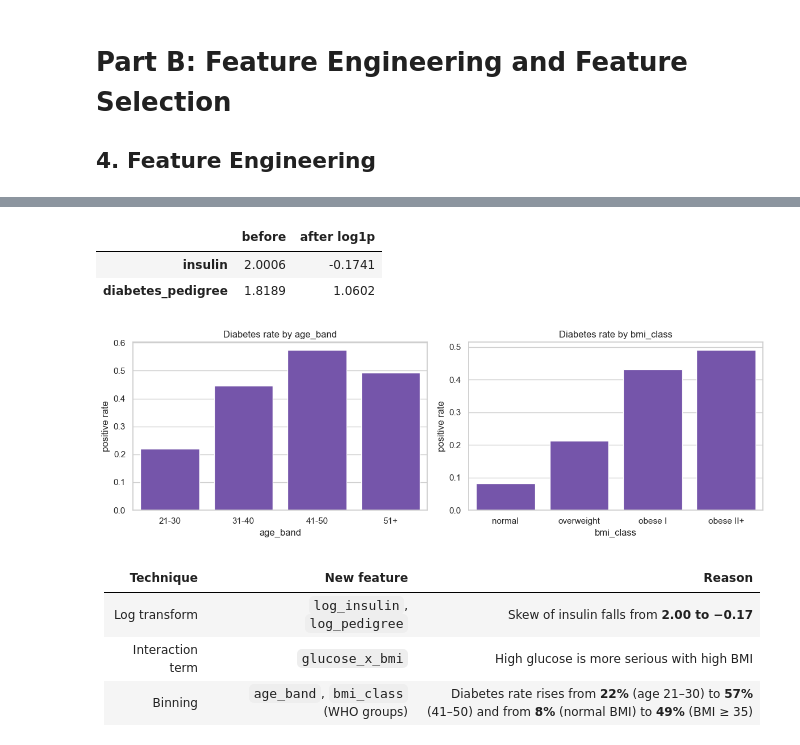
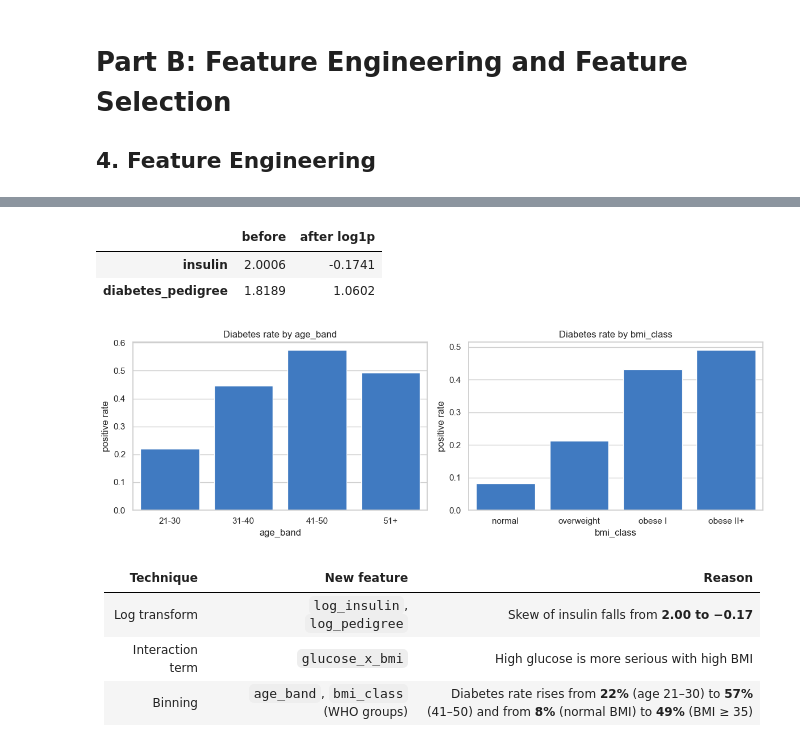
Before and after one commit to KAI-UTP/ML-Porject_PIMA-Diabetes, a Jupyter notebook: notebooks/PIMA_Diabetes_Project.ipynb, the cells around one changed output, grey strips where cells are left out. Drawn from its saved outputs; the diff is of its cells as text; code cells hidden in the pictures.

```diff
--- a/notebooks/PIMA_Diabetes_Project.ipynb
+++ b/notebooks/PIMA_Diabetes_Project.ipynb
@@ -27,9 +27,10 @@ sys.path.insert(0, str(ROOT))
 import data_pipeline as dp
 import train as exp
 from data_pipeline import FEATURES, TARGET, ZERO_AS_MISSING, REG_FEATURES, REG_TARGET
+from chart_style import MODEL_COLORS, SERIES
 
 pd.set_option('display.precision', 4)
-sns.set_theme(style='whitegrid')
+sns.set_theme(style='whitegrid', palette=SERIES)
 # %% [markdown]
 # Part A: CRISP-DM
 
@@ -162,7 +163,7 @@ display(outliers[outliers.split == 'train'].set_index('feature').drop(columns='s
 
 fig, axes = plt.subplots(1, 8, figsize=(18, 4))
 for ax, col in zip(axes, FEATURES):
-    sns.boxplot(y=train[col], ax=ax, color='#B9A5DE')
+    sns.boxplot(y=train[col], ax=ax, color=SERIES[0], boxprops={'alpha': 0.5})
     ax.set_title(col)
     ax.set_ylabel('')
 plt.tight_layout()
@@ -222,29 +223,29 @@ Pipeline(steps=[('engineer', FeatureEngineer()),
 # %%
 engineered = dp.FeatureEngineer().transform(train[FEATURES])
 display(engineered.head())
 
 skew = pd.DataFrame({'before': train[['insulin', 'diabetes_pedigree']].skew(),
                      'after log1p': np.log1p(train[['insulin', 'diabetes_pedigree']]).skew()})
 display(skew)
 
 fig, axes = plt.subplots(1, 2, figsize=(12, 4))
 for ax, col, order in [(axes[0], 'age_band', ['21-30', '31-40', '41-50', '51+']),
                        (axes[1], 'bmi_class', ['normal', 'overweight', 'obese I', 'obese II+'])]:
-    sns.barplot(x=engineered[col], y=train[TARGET], order=order, ax=ax, color='#7147B8', errorbar=None)
+    sns.barplot(x=engineered[col], y=train[TARGET], order=order, ax=ax, color=SERIES[0], errorbar=None)
     ax.set(title=f'Diabetes rate by {col}', ylabel='positive rate')
 plt.tight_layout()
 plt.show()
 # %% [output]
 |  | pregnancies | glucose | blood_pressure | skin_thickness | bmi | age | log_insulin | log_pedigree | ... |
 | 0 | 1 | 90.0 | 62.0 | 12.0 | 27.2 | 24 | 3.7842 | 0.4574 | ... |
 | 1 | 5 | 126.0 | 78.0 | 27.0 | 29.6 | 40 | 3.1355 | 0.3639 | ... |
 | 2 | 2 | 105.0 | 58.0 | 40.0 | 34.9 | 25 | 4.5539 | 0.2029 | ... |
 | 3 | 1 | 146.0 | 56.0 | NaN | 29.7 | 29 | NaN | 0.4472 | ... |
 | 4 | 0 | 95.0 | 64.0 | 39.0 | 44.6 | 22 | 4.6634 | 0.3119 | ... |
 |  | before | after log1p |
 | insulin | 2.0006 | -0.1741 |
 | diabetes_pedigree | 1.8189 | 1.0602 |
-[figure, old version]
+[figure, new version]
 # %% [markdown]
 | Technique | New feature | Reason |
 |---|---|---|
```
Also changed, not shown: parts of 10 cells of this notebook, 20 other files.
